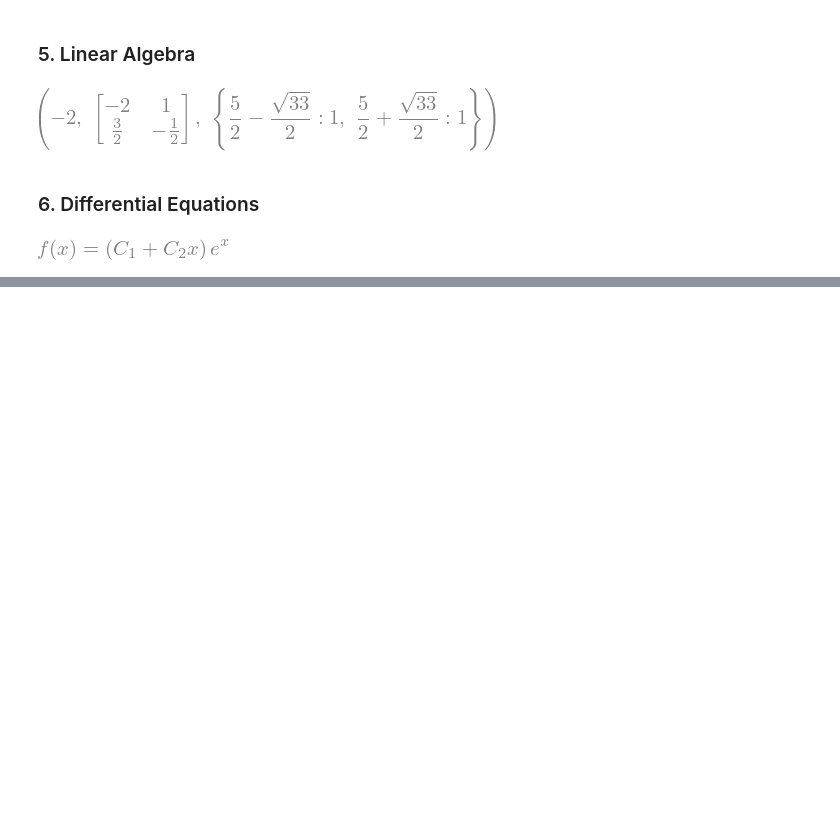
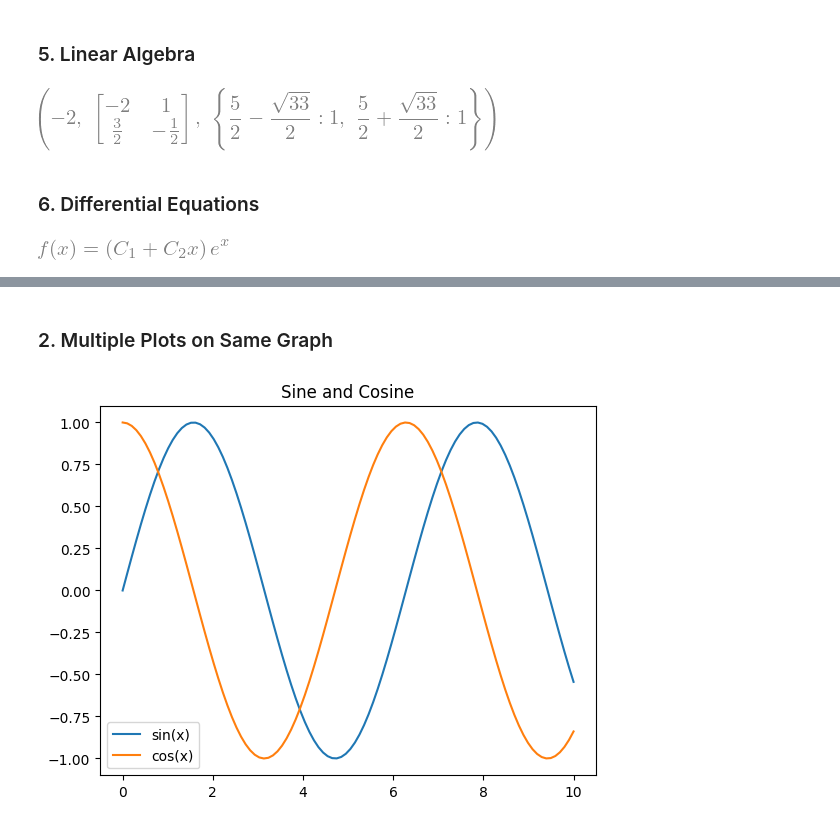
Before and after one commit to aminfakhari/python-tutorial, a Jupyter notebook: python-tutorial.ipynb, the cells around one changed output, grey strips where cells are left out. Saved outputs shown, nothing was run; the diff lists cells and outputs as text; code cells hidden in the pictures; blank space fills up the shorter version.

```diff
--- a/python-tutorial.ipynb
+++ b/python-tutorial.ipynb
@@ -320,0 +380,13 @@ dsolve_sol
+# %% [markdown]
+### 2. Multiple Plots on Same Graph
+# %%
+y1 = np.sin(x)
+y2 = np.cos(x)
+
+plt.plot(x, y1, label="sin(x)")
+plt.plot(x, y2, label="cos(x)")
+plt.legend()
+plt.title("Sine and Cosine")
+plt.show()
+# %% [output]
+[figure, added]
```
Also changed, not shown: parts of 33 cells of this notebook.
